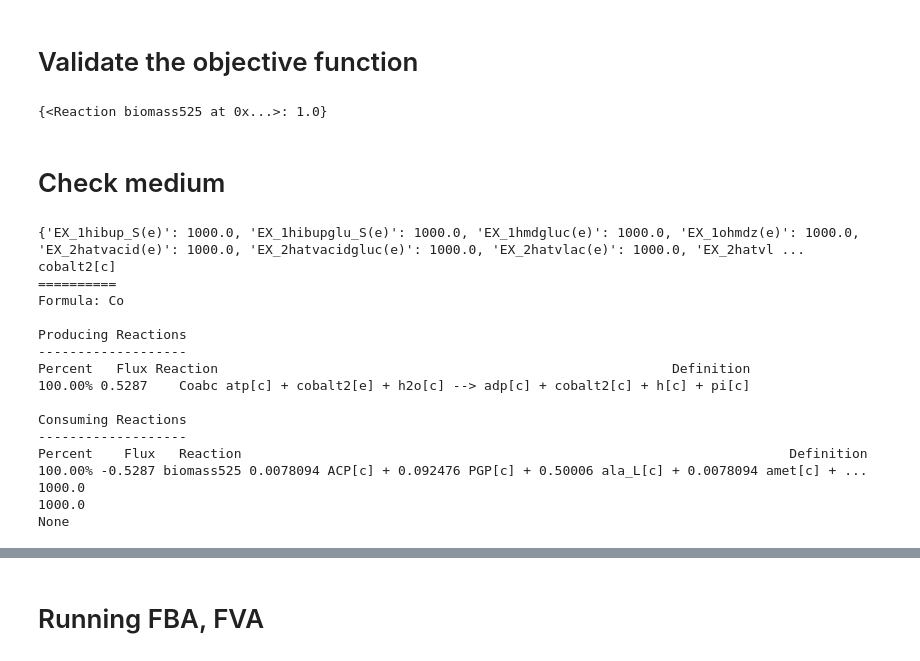
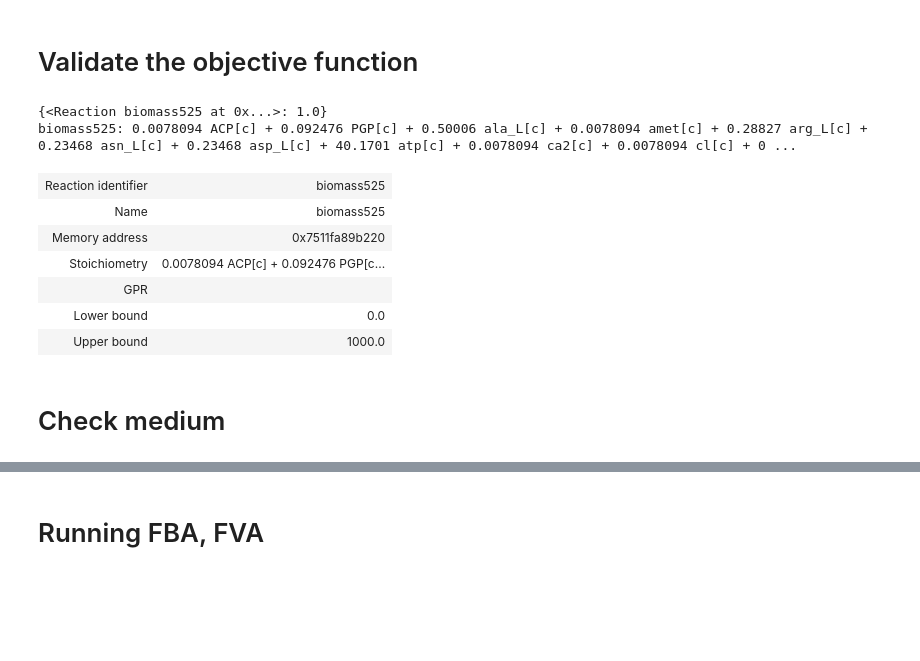
Before and after one commit to SotirisTouliopoulos/dingo-stats, a Jupyter notebook: code/notebooks/model_inspection.ipynb, the cells around one changed output, grey strips where cells are left out. Saved outputs shown, nothing was run; the diff lists cells and outputs as text; code cells hidden in the pictures; blank space fills up the shorter version.

```diff
--- a/code/notebooks/model_inspection.ipynb
+++ b/code/notebooks/model_inspection.ipynb
@@ -9,13 +9,13 @@ from cobra.flux_analysis import flux_variability_analysis
 # %% [markdown]
 # Load models
 # %%
-#roseburia_dingo_model = MetabolicNetwork.from_mat("/home/touliopoulos/project/erasmus/erasmus_2025_project/data/Reconstructions_data/Roseburia_intestinalis_L1_82_fixed.mat")
-roseburia_cobra_model = load_matlab_model("/home/touliopoulos/project/erasmus/erasmus_2025_project/data/Reconstructions_data/Roseburia_intestinalis_L1_82_fixed.mat")
+#oseburia_dingo_model = MetabolicNetwork.from_mat("/home/touliopoulos/project/erasmus/erasmus_2025_project/data/Reconstructions_data/Roseburia_intestinalis_L1_82_fixed.mat")
+#roseburia_cobra_model = load_matlab_model("/home/touliopoulos/project/erasmus/erasmus_2025_project/data/Reconstructions_data/Roseburia_intestinalis_L1_82_fixed.mat")
 #reactions = roseburia_dingo_model.reactions
 
 
 # from AGORA2
-#roseburia_cobra_model = load_matlab_model("/home/touliopoulos/Downloads/Roseburia_intestinalis_L1_82.mat")
+roseburia_cobra_model = load_matlab_model("/home/touliopoulos/Downloads/Roseburia_intestinalis_L1_82.mat")
 
 # from Daniel
 #roseburia_cobra_model = read_sbml_model("/home/touliopoulos/Downloads/ri_final.xml")
@@ -25,48 +28,23 @@ WARNING:cobra.io.mat:Using regular expression found the following compartments:c
 # %% [markdown]
 # Validate the objective function
-# %%
-linear_reaction_coefficients(roseburia_cobra_model)
-# %% [output]
-{<Reaction biomass525 at 0x...>: 1.0}
+# %%
+print(linear_reaction_coefficients(roseburia_cobra_model))
+
+print(roseburia_cobra_model.reactions.get_by_id("biomass525"))
+
+# %%
+# %% [output]
+{<Reaction biomass525 at 0x...>: 1.0}
+biomass525: 0.0078094 ACP[c] + 0.092476 PGP[c] + 0.50006 ala_L[c] + 0.0078094 amet[c] + 0.28827 arg_L[c] + 0.23468 asn_L[c] + 0.23468 asp_L[c] + 40.1701 atp[c] + 0.0078094 ca2[c] + 0.0078094 cl[c] + 0 ...
+# %%
+roseburia_cobra_model.reactions[-1]
+# %% [output]
+| Reaction identifier | biomass525 |
+| Name | biomass525 |
+| Memory address | 0x7511fa89b220 |
+| Stoichiometry | 0.0078094 ACP[c] + 0.092476 PGP[c... |
+| GPR |  |
+| Lower bound | 0.0 |
+| Upper bound | 1000.0 |
 # %% [markdown]
 # Check medium
-# %%
-print(roseburia_cobra_model.medium)
-
-
-#print(roseburia_cobra_model.metabolites.get_by_id("ac[c]").summary())
-#print(roseburia_cobra_model.reactions.get_by_id("EX_ac(e)"))
-
-
-#print(roseburia_cobra_model.metabolites.get_by_id("glc_D[c]").summary())
-#print(roseburia_cobra_model.reactions.get_by_id("EX_glc_D(e)"))
-
-
-#print(roseburia_cobra_model.metabolites.get_by_id("h2o[c]").summary())
-#print(roseburia_cobra_model.reactions.get_by_id("EX_h2o(e)"))
-
-
-print(roseburia_cobra_model.metabolites.get_by_id("cobalt2[c]").summary())
-
-
-print(roseburia_cobra_model.medium.get("EX_glc_D(e)"))
-print(roseburia_cobra_model.medium.get("EX_h2o(e)"))
-print(roseburia_cobra_model.medium.get("cobalt2(e)"))
-# %% [output]
-{'EX_1hibup_S(e)': 1000.0, 'EX_1hibupglu_S(e)': 1000.0, 'EX_1hmdgluc(e)': 1000.0, 'EX_1ohmdz(e)': 1000.0, 'EX_2hatvacid(e)': 1000.0, 'EX_2hatvacidgluc(e)': 1000.0, 'EX_2hatvlac(e)': 1000.0, 'EX_2hatvl ...
-cobalt2[c]
-==========
-Formula: Co
-
-Producing Reactions
--------------------
-Percent   Flux Reaction                                                          Definition
-100.00% 0.5287    Coabc atp[c] + cobalt2[e] + h2o[c] --> adp[c] + cobalt2[c] + h[c] + pi[c]
-
-Consuming Reactions
--------------------
-Percent    Flux   Reaction                                                                      Definition
-100.00% -0.5287 biomass525 0.0078094 ACP[c] + 0.092476 PGP[c] + 0.50006 ala_L[c] + 0.0078094 amet[c] + ...
-1000.0
-1000.0
-None
```
Also changed, not shown: parts of 5 cells of this notebook, 3 other files.
